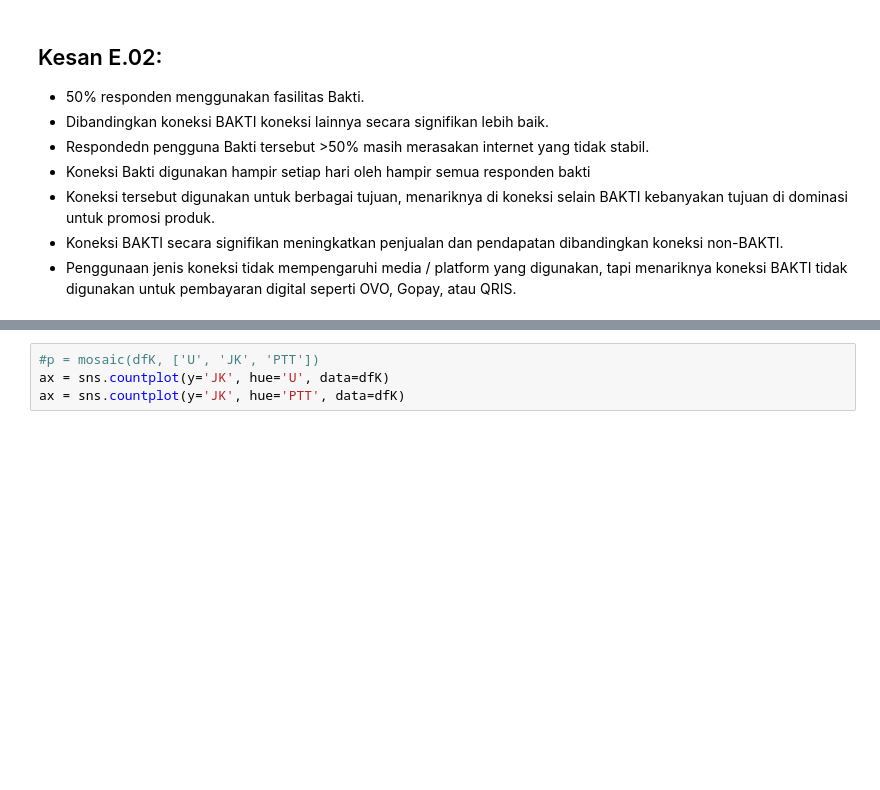
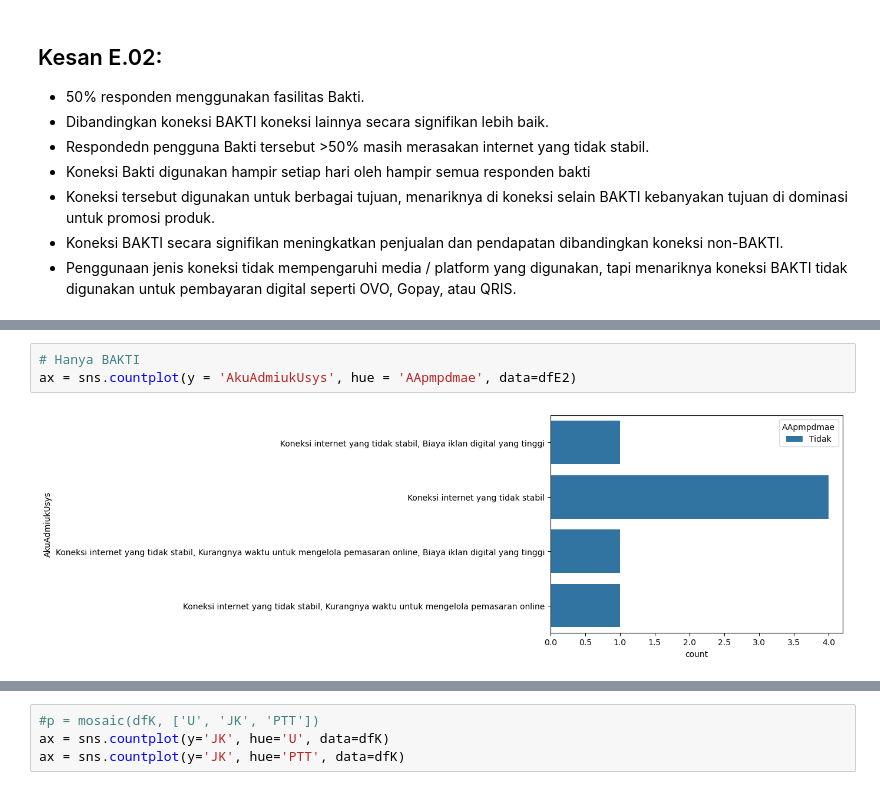
Before and after one commit to taudataanalytics/bakti2024, a Jupyter notebook: Bakti-2024.ipynb, the cells around one changed output, grey strips where cells are left out. Saved outputs shown, nothing was run; the diff lists cells and outputs as text; blank space fills up the shorter version.

```diff
--- a/Bakti-2024.ipynb
+++ b/Bakti-2024.ipynb
@@ -331,0 +337,5 @@ plt.show()
+# %%
+# Hanya BAKTI
+ax = sns.countplot(y = 'AkuAdmiukUsys', hue = 'AApmpdmae', data=dfE2)
+# %% [output]
+[figure, added]
```
Also changed, not shown: parts of 5 cells of this notebook.
